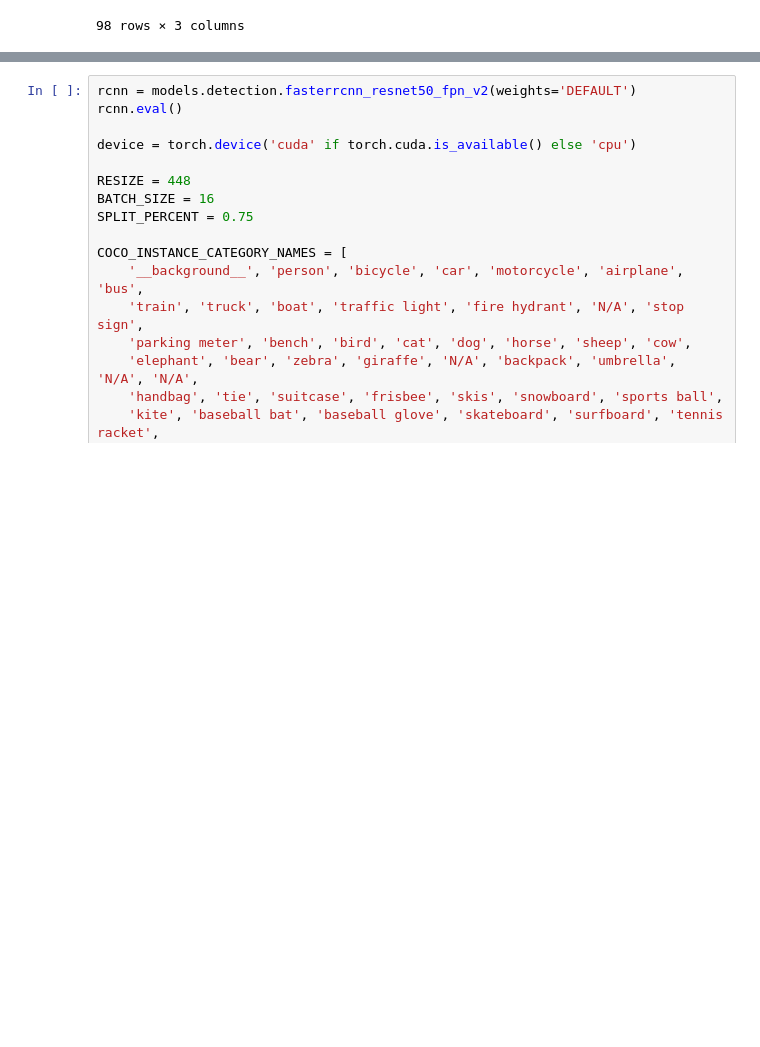
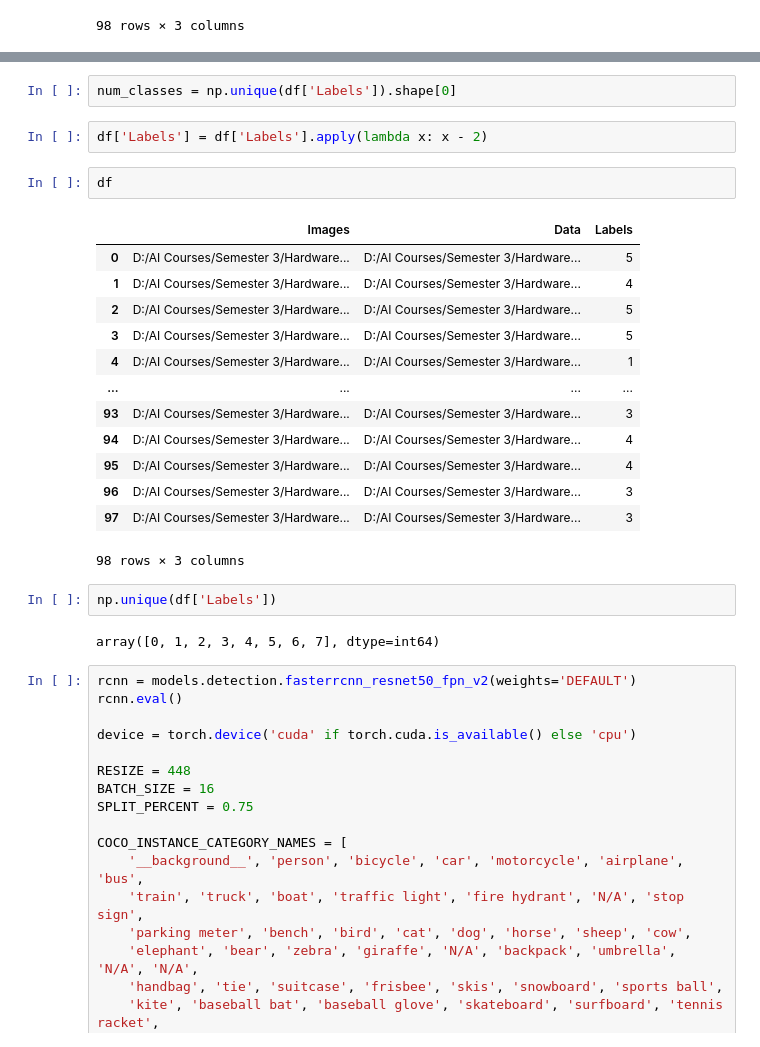
Before and after one commit to MohammadYs77/Bridge-Microstrain-Prediction, a Jupyter notebook: Bridge_Load.ipynb, the cells around one changed output, grey strips where cells are left out. Saved outputs shown, nothing was run; the diff lists cells and outputs as text; blank space fills up the shorter version.

```diff
--- a/Bridge_Load.ipynb
+++ b/Bridge_Load.ipynb
@@ -52,3 +54,27 @@ df
+# %%
+num_classes = np.unique(df['Labels']).shape[0]
+# %%
+df['Labels'] = df['Labels'].apply(lambda x: x - 2)
+# %%
+df
+# %% [output]
+|  | Images | Data | Labels |
+| 0 | D:/AI Courses/Semester 3/Hardware... | D:/AI Courses/Semester 3/Hardware... | 5 |
+| 1 | D:/AI Courses/Semester 3/Hardware... | D:/AI Courses/Semester 3/Hardware... | 4 |
+| 2 | D:/AI Courses/Semester 3/Hardware... | D:/AI Courses/Semester 3/Hardware... | 5 |
+| 3 | D:/AI Courses/Semester 3/Hardware... | D:/AI Courses/Semester 3/Hardware... | 5 |
+| 4 | D:/AI Courses/Semester 3/Hardware... | D:/AI Courses/Semester 3/Hardware... | 1 |
+| ... | ... | ... | ... |
+| 93 | D:/AI Courses/Semester 3/Hardware... | D:/AI Courses/Semester 3/Hardware... | 3 |
+| 94 | D:/AI Courses/Semester 3/Hardware... | D:/AI Courses/Semester 3/Hardware... | 4 |
+| 95 | D:/AI Courses/Semester 3/Hardware... | D:/AI Courses/Semester 3/Hardware... | 4 |
+| 96 | D:/AI Courses/Semester 3/Hardware... | D:/AI Courses/Semester 3/Hardware... | 3 |
+| 97 | D:/AI Courses/Semester 3/Hardware... | D:/AI Courses/Semester 3/Hardware... | 3 |
+98 rows × 3 columns
+# %%
+np.unique(df['Labels'])
+# %% [output]
+array([0, 1, 2, 3, 4, 5, 6, 7], dtype=int64)
 # %%
 rcnn = models.detection.fasterrcnn_resnet50_fpn_v2(weights='DEFAULT')
 rcnn.eval()
```
Also changed, not shown: parts of 26 cells of this notebook.
